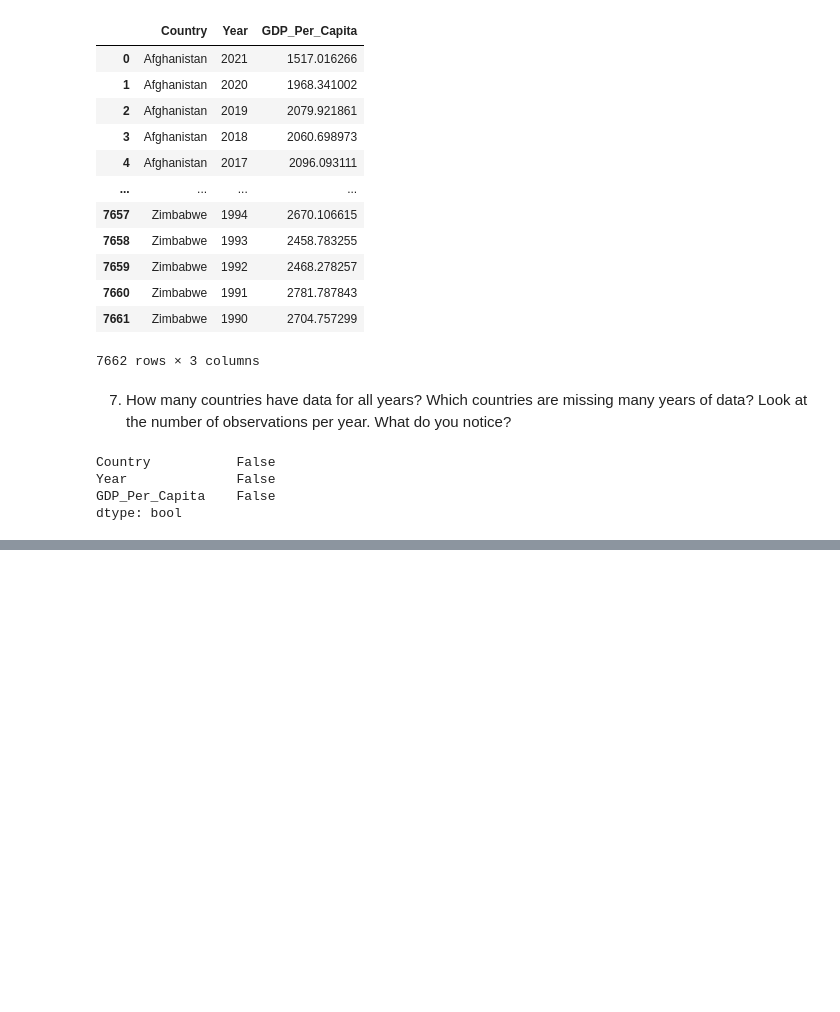
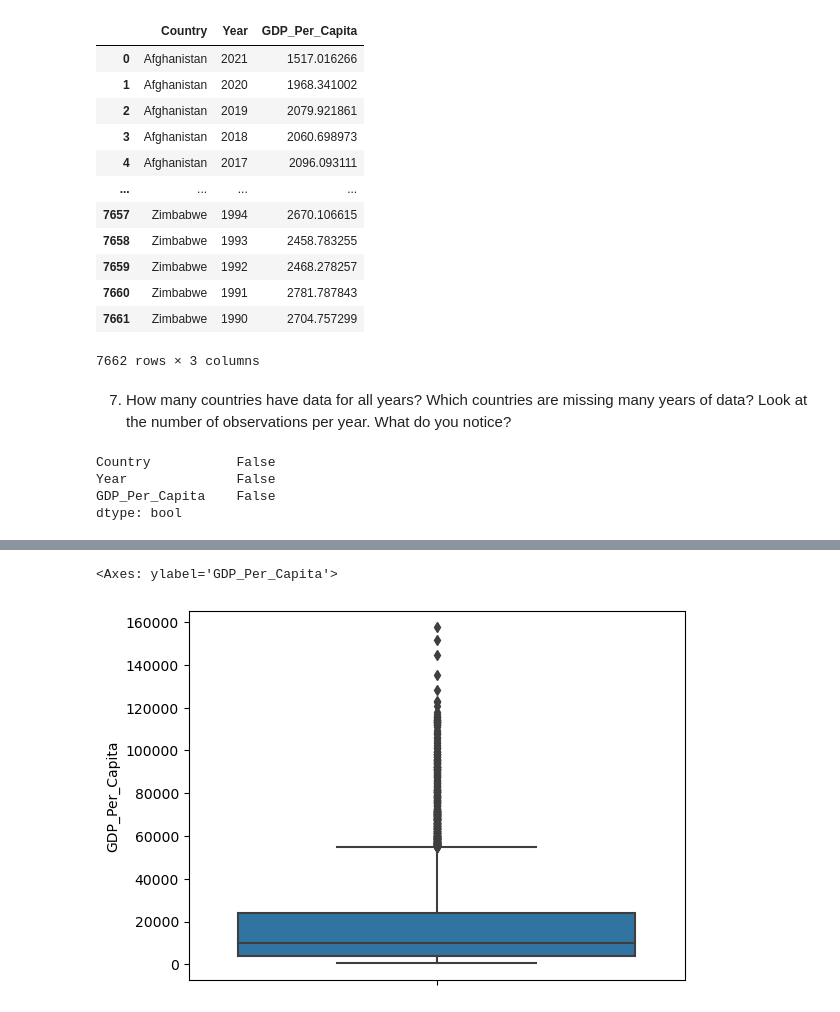
Before and after one commit to NSS-Data-Analytics-Cohort-10/gdp-and-internet-usage-rushichokshi, a Jupyter notebook: notebooks/un_notebook.ipynb, the cells around one changed output, grey strips where cells are left out. Cells and saved outputs as stored; diff of their text form; code cells hidden in the pictures; blank space fills up the shorter version.

```diff
--- a/notebooks/un_notebook.ipynb
+++ b/notebooks/un_notebook.ipynb
@@ -229,0 +230,7 @@ sns.kdeplot(gdp_df["GDP_Per_Capita"])
+# %%
+df_year_2020_box = gdp_df.loc[gdp_df["Year"]==2020]
+
+sns.boxplot(y=gdp_df["GDP_Per_Capita"])
+# %% [output]
+<Axes: ylabel='GDP_Per_Capita'>
+[figure, added]
```
Also changed, not shown: parts of 46 cells of this notebook.
